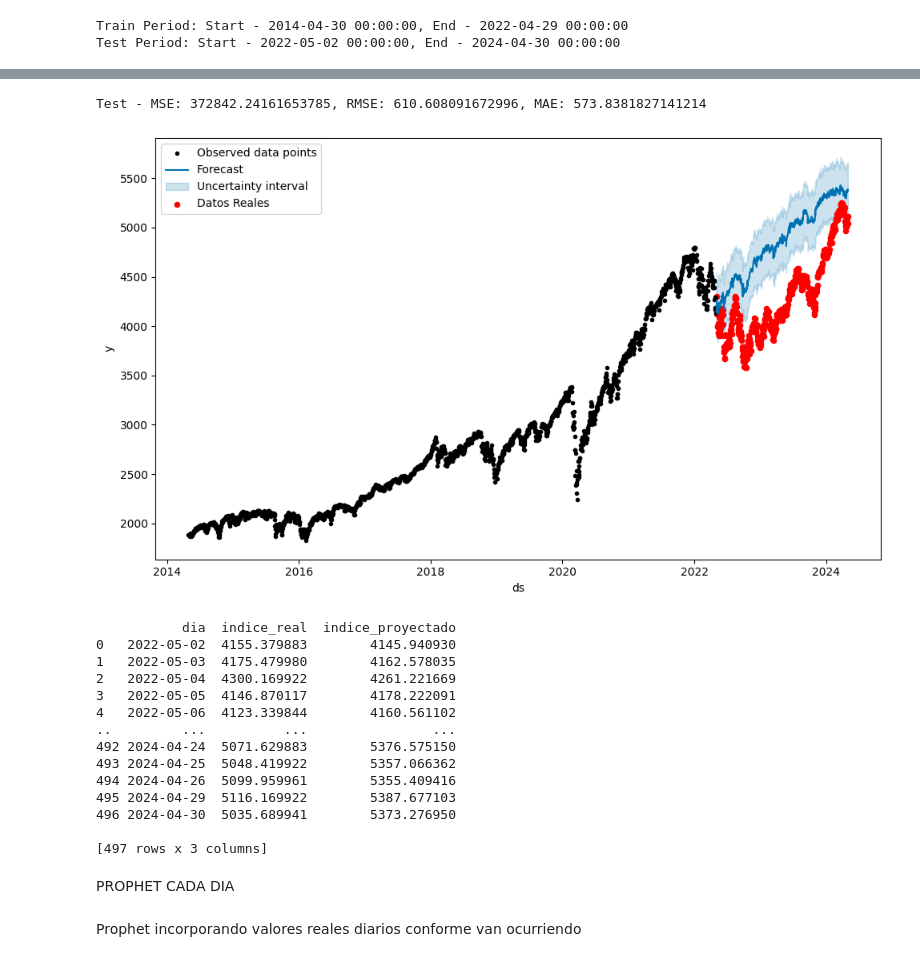
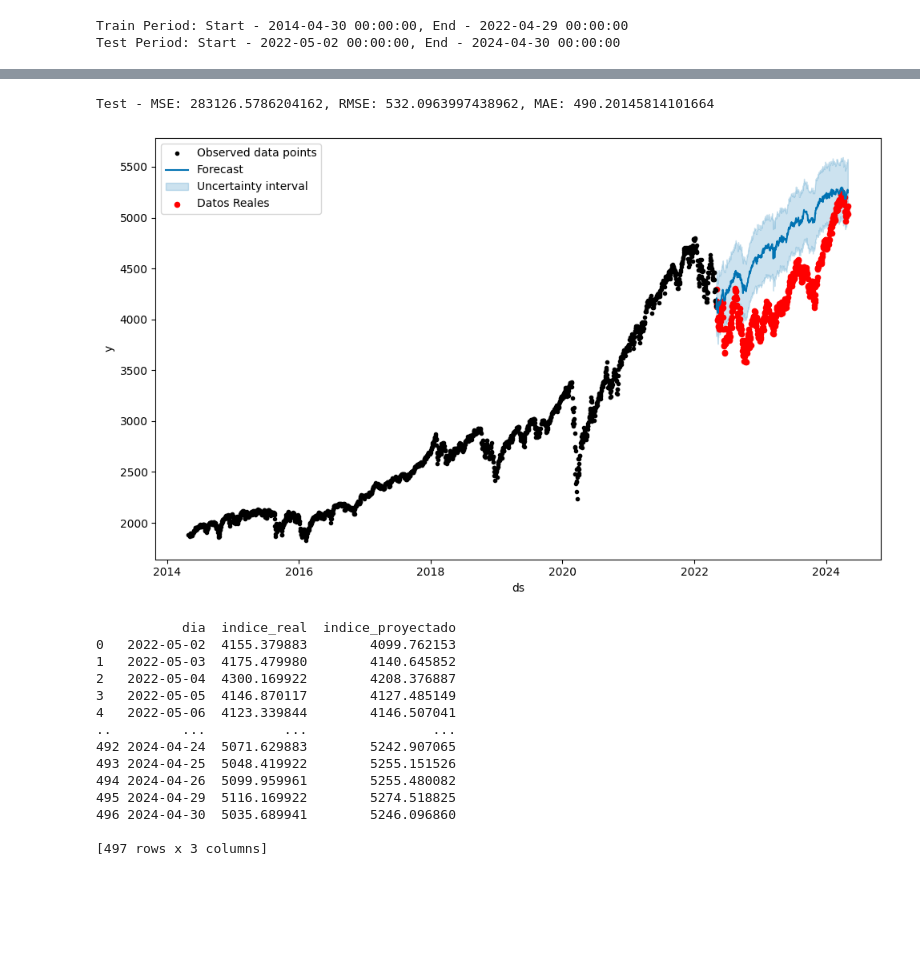
Before and after one commit to lgarnov19/TFM_Prediccion_SP500, a Jupyter notebook: TFM_Prophet_FINAL.ipynb, the cells around one changed output, grey strips where cells are left out. Drawn from its saved outputs; the diff is of its cells as text; code cells hidden in the pictures; blank space fills up the shorter version.

```diff
--- a/TFM_Prophet_FINAL.ipynb
+++ b/TFM_Prophet_FINAL.ipynb
@@ -1107,7 +995,8 @@ print("Nombres de columnas en AllVar_df:", column_names)
 Nombres de columnas en AllVar_df: ['Open', 'High', 'Low', 'Close', 'Volume', 'DAAA', 'AAA10Y', 'DBAA', 'BAA10Y', 'BAMLH0A0HYM2', 'BAMLH0A2HYB', 'BAMLH0A3HYC', 'BAMLHE00EHYIOAS', 'T10Y2Y', 'T10Y3M', 'T ...
 # %%
 #Seleccionar las columnas que se van a utilizar
-selected_columns = ['VIXCLS', 'BAA10Y_daily_change', 'BAMLH0A0HYM2_daily_change','T5YIE_daily_change', 'DEXCHUS_daily_change',  'DEXMXUS_daily_change','VIXCLS_daily_change']
+#['VIXCLS', 'BAA10Y_daily_change', 'BAMLH0A0HYM2_daily_change','T5YIE_daily_change', 'DEXCHUS_daily_change',  'DEXMXUS_daily_change','VIXCLS_daily_change']
+selected_columns = ['VIXCLS',  'BAMLHE00EHYIOAS_daily_change', 'T5YIE_daily_change', 'VIXCLS_daily_change','oil_daily_changes']
 
 # Ahora crea un nuevo DataFrame con solo las columnas seleccionadas
 X_Prophet = AllVar_df[selected_columns]
@@ -1174,9 +1063,9 @@ model_prophet_X = Prophet(
     daily_seasonality=False,  # Controlar estacionalidad diaria, desactivada por defecto
     yearly_seasonality=True,  # Habilitar la estacionalidad anual
     weekly_seasonality=True,  # Habilitar la estacionalidad semanal
-    seasonality_prior_scale=10,  # Ajustar la flexibilidad de la estacionalidad
-    changepoint_prior_scale=0.000575,  # Ajustar la sensibilidad de los puntos de cambio
-    n_changepoints=25  # Especificar un número menor de puntos de cambio
+    seasonality_prior_scale=20,  # Ajustar la flexibilidad de la estacionalidad
+    changepoint_prior_scale=0.00057225,  # Ajustar la sensibilidad de los puntos de cambio
+    n_changepoints=10  # Especificar un número menor de puntos de cambio
 )
 
 # Agregar variables exógenas al modelo
@@ -1223,23 +1112,19 @@ resultados_Prophet_X.to_csv(nombre_archivo_X, index=True)
-Test - MSE: 372842.24161653785, RMSE: 610.608091672996, MAE: 573.8381827141214
+Test - MSE: 283126.5786204162, RMSE: 532.0963997438962, MAE: 490.20145814101664
-[figure, old version]
+[figure, new version]
 # %%
 print(resultados_Prophet_X )
 # %% [output]
            dia  indice_real  indice_proyectado
-0   2022-05-02  4155.379883        4145.940930
-1   2022-05-03  4175.479980        4162.578035
-2   2022-05-04  4300.169922        4261.221669
-3   2022-05-05  4146.870117        4178.222091
-4   2022-05-06  4123.339844        4160.561102
+0   2022-05-02  4155.379883        4099.762153
+1   2022-05-03  4175.479980        4140.645852
+2   2022-05-04  4300.169922        4208.376887
+3   2022-05-05  4146.870117        4127.485149
+4   2022-05-06  4123.339844        4146.507041
 ..         ...          ...                ...
-492 2024-04-24  5071.629883        5376.575150
-493 2024-04-25  5048.419922        5357.066362
-494 2024-04-26  5099.959961        5355.409416
-495 2024-04-29  5116.169922        5387.677103
-496 2024-04-30  5035.689941        5373.276950
+492 2024-04-24  5071.629883        5242.907065
+493 2024-04-25  5048.419922        5255.151526
+494 2024-04-26  5099.959961        5255.480082
+495 2024-04-29  5116.169922        5274.518825
+496 2024-04-30  5035.689941        5246.096860
 
 [497 rows x 3 columns]
-# %% [markdown]
-PROPHET CADA DIA
-# %% [markdown]
-Prophet incorporando valores reales diarios conforme van ocurriendo
```
Also changed, not shown: parts of 14 cells of this notebook.
